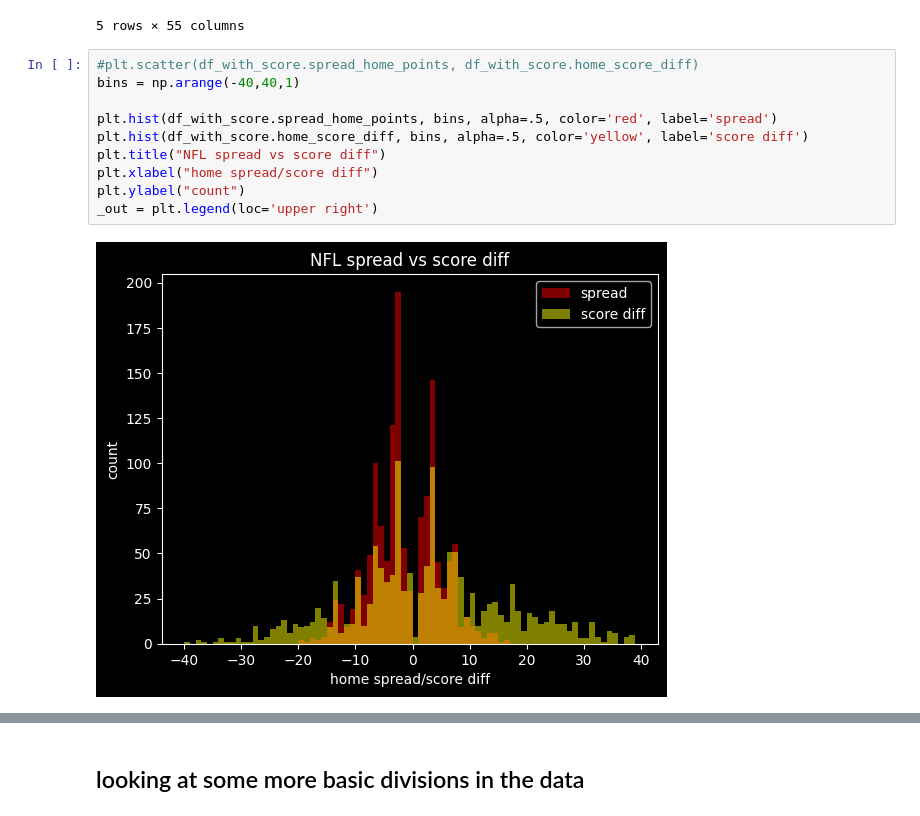
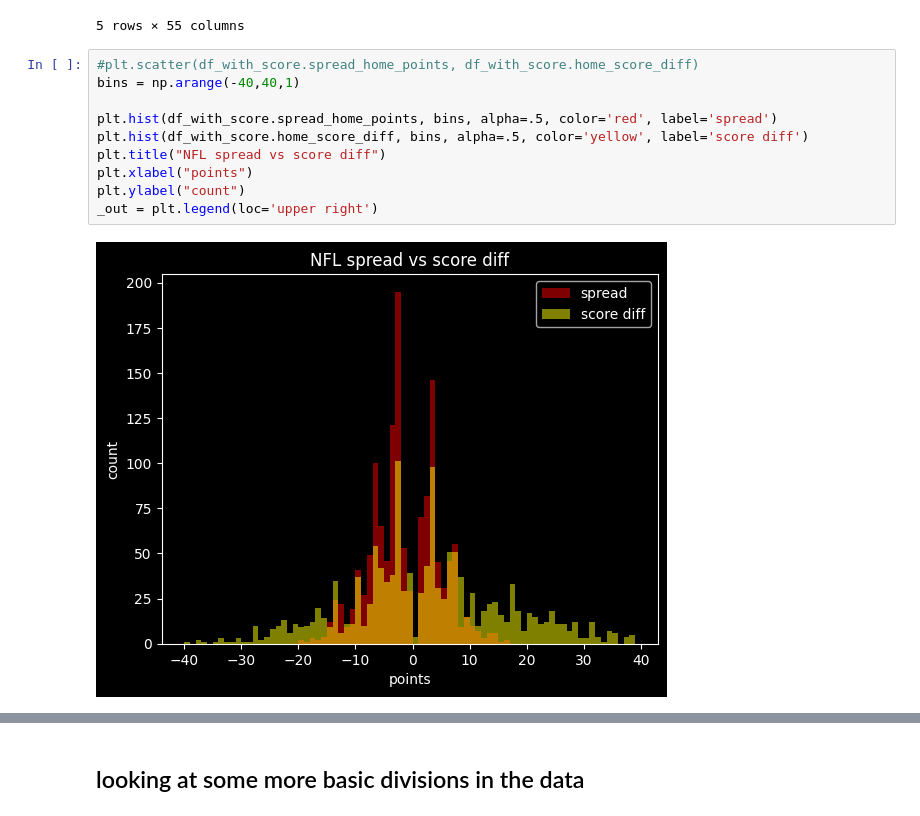
Before and after one commit to csdurfee/scrape_yahoo_odds, a Jupyter notebook: explore_football.ipynb, the cells around one changed output, grey strips where cells are left out. Drawn from its saved outputs; the diff is of its cells as text.

```diff
--- a/explore_football.ipynb
+++ b/explore_football.ipynb
@@ -930,12 +996,12 @@ df_with_score.sample(5)
 # %%
 #plt.scatter(df_with_score.spread_home_points, df_with_score.home_score_diff)
 bins = np.arange(-40,40,1)
 
 plt.hist(df_with_score.spread_home_points, bins, alpha=.5, color='red', label='spread')
 plt.hist(df_with_score.home_score_diff, bins, alpha=.5, color='yellow', label='score diff')
 plt.title("NFL spread vs score diff")
-plt.xlabel("home spread/score diff")
+plt.xlabel("points")
 plt.ylabel("count")
 _out = plt.legend(loc='upper right')
 # %% [output]
-[figure, old version]
+[figure, new version]
```
Also changed, not shown: parts of 92 cells of this notebook.
